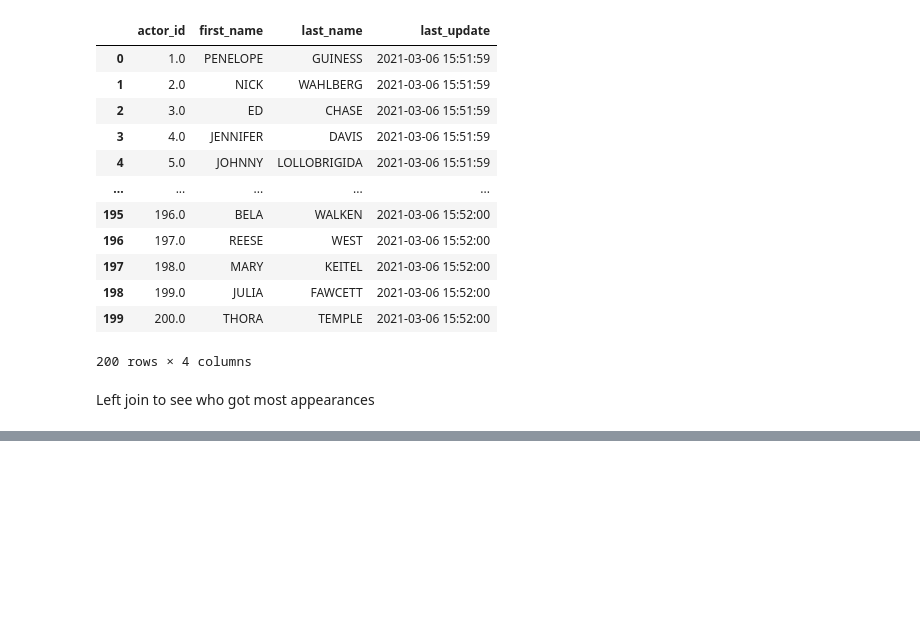
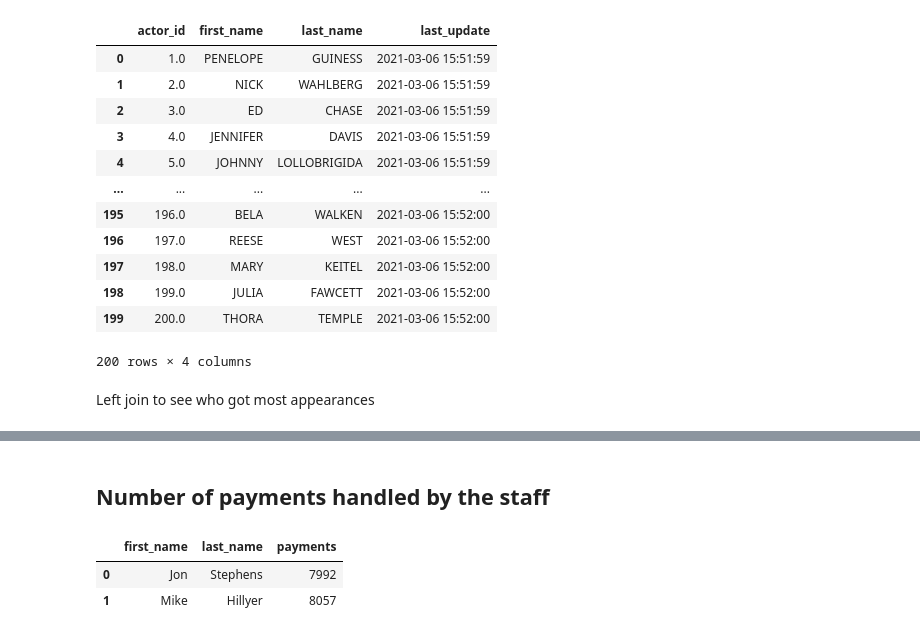
Before and after one commit to linuslarsson03/lab-1---sql, a Jupyter notebook: duckdb_pandas.ipynb, the cells around one changed output, grey strips where cells are left out. Saved outputs shown, nothing was run; the diff lists cells and outputs as text; code cells hidden in the pictures; blank space fills up the shorter version.

```diff
--- a/duckdb_pandas.ipynb
+++ b/duckdb_pandas.ipynb
@@ -271,0 +294,20 @@ top_actors
+# %% [markdown]
+## Number of payments handled by the staff
+# %%
+staff_payments = conn.sql("""
+SELECT
+    s.first_name,
+    s.last_name,
+    COUNT(p.payment_id) AS payments
+FROM staff s
+LEFT JOIN payment p
+    ON s.staff_id = p.staff_id
+GROUP BY s.first_name,
+         s.last_name;
+""").df()
+
+staff_payments
+# %% [output]
+|  | first_name | last_name | payments |
+| 0 | Jon | Stephens | 7992 |
+| 1 | Mike | Hillyer | 8057 |
```
Also changed, not shown: parts of 3 cells of this notebook.
